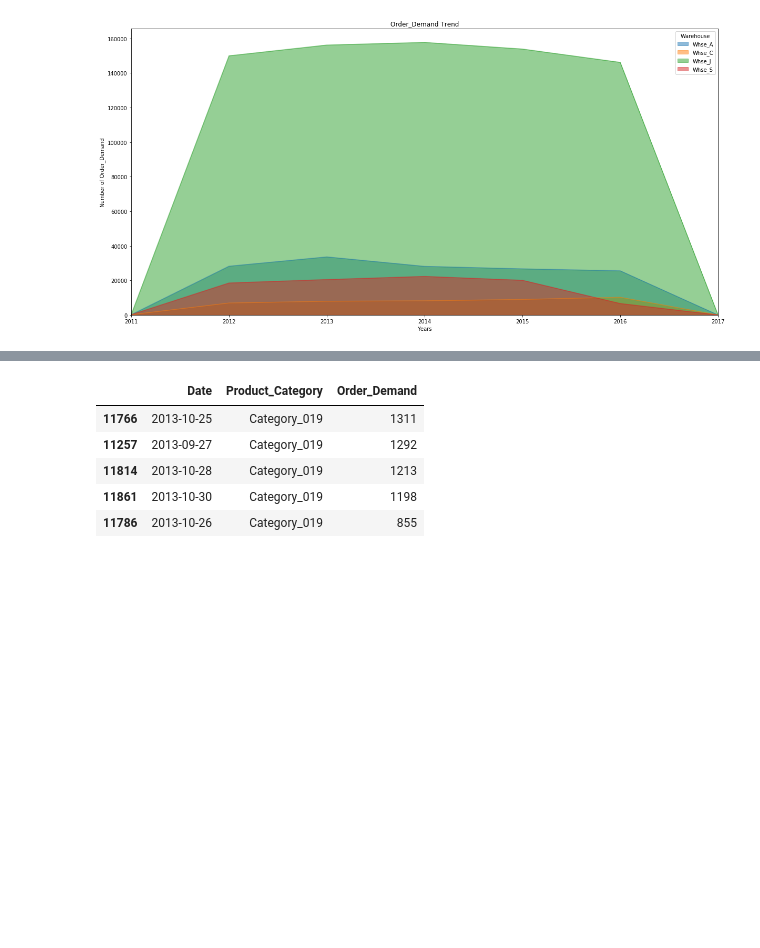
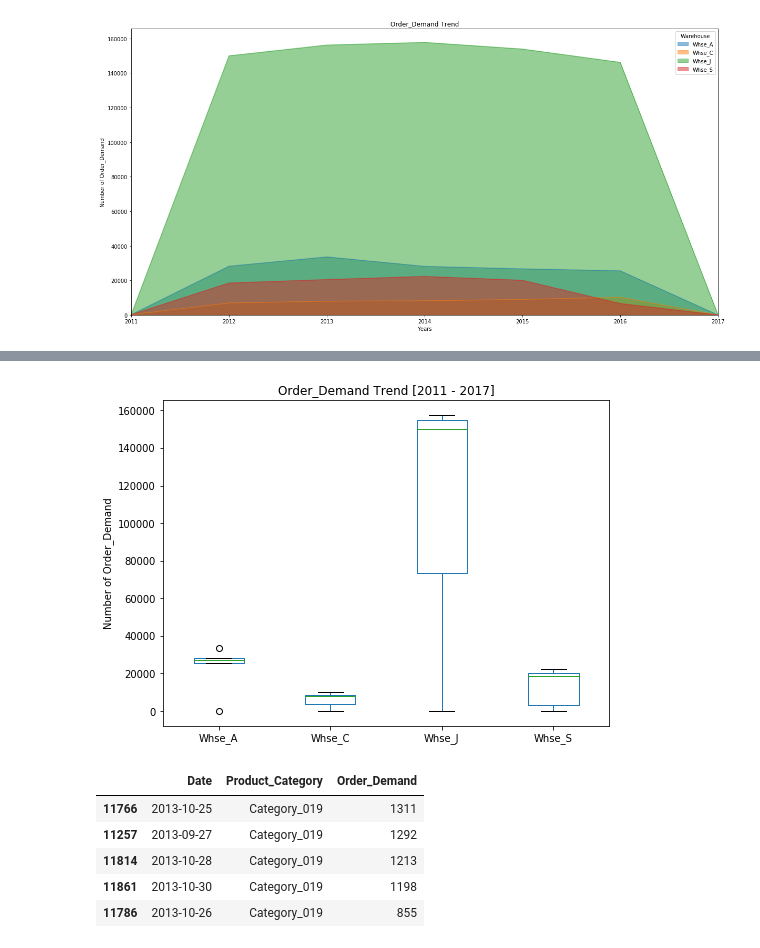
Before and after one commit to punpunjubu/Forecasts-for-Product-Demand, a Jupyter notebook: Product Demand.ipynb, the cells around one changed output, grey strips where cells are left out. Drawn from its saved outputs; the diff is of its cells as text; code cells hidden in the pictures; blank space fills up the shorter version.

```diff
--- a/Product Demand.ipynb
+++ b/Product Demand.ipynb
@@ -124,3 +165,12 @@ plt.show()
+# %%
+df2[['Whse_A', 'Whse_C', 'Whse_J', 'Whse_S']].plot(kind='box', figsize=(8, 6))
+
+plt.title('Order_Demand Trend [2011 - 2017]')
+plt.ylabel('Number of Order_Demand')
+
+plt.show()
+# %% [output]
+[figure, added]
 # %%
 df3 = df[['Date', 'Product_Category', 'Order_Demand']].groupby(['Date', 'Product_Category'], as_index=False).count()
 # %%
```
Also changed, not shown: parts of 7 cells of this notebook.
